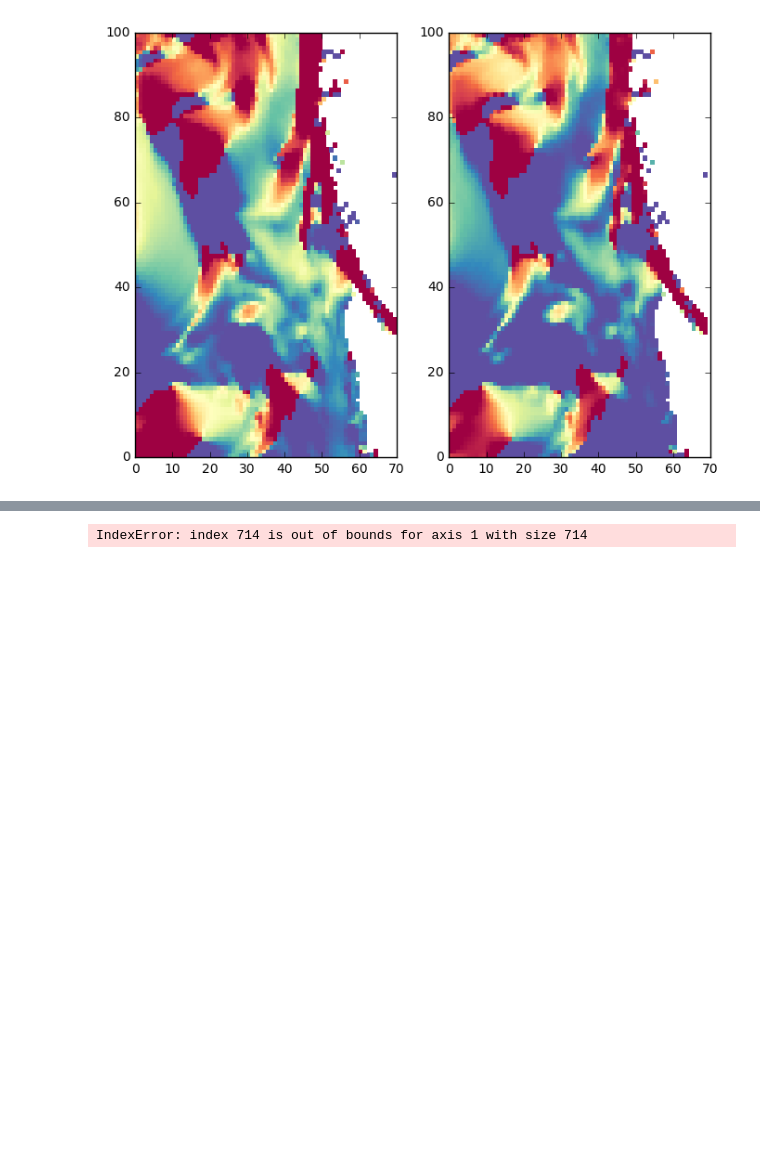
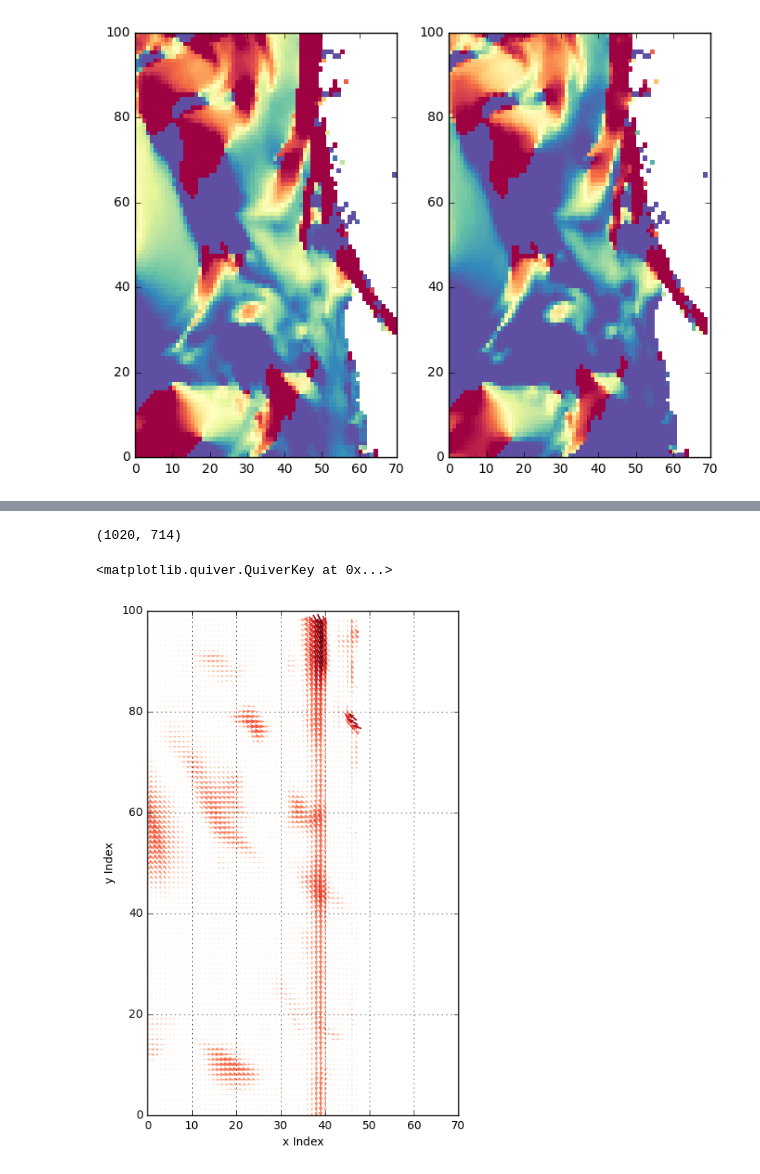
Before and after one commit to UBC-MOAD/wcvi, a Jupyter notebook: grid/Grid_transformation.ipynb, the cells around one changed output, grey strips where cells are left out. Saved outputs shown, nothing was run; the diff lists cells and outputs as text; code cells hidden in the pictures; blank space fills up the shorter version.

```diff
--- a/grid/Grid_transformation.ipynb
+++ b/grid/Grid_transformation.ipynb
@@ -418,7 +403,37 @@ np.where((bearing == np.min(bearing)))
-# %%
-bearing[0,714]
-# %% [output]
-IndexError: index 714 is out of bounds for axis 1 with size 714
+# %%
+u_unrotated_rotated_to_wcvi = mag_vel_at_wcvi[:,1:]*(np.cos(np.radians(angle_unrotated_wcvi)))
+
+v_unrotated_rotated_to_wcvi = mag_vel_at_wcvi[:,1:]*(np.sin(np.radians(angle_unrotated_wcvi)))
+# %%
+v_rotated_WCVI.shape
+# %% [output]
+(1020, 714)
+# %%
+def stagger(ugrid, vgrid):
+    u = np.add(ugrid[:,:-1], ugrid[:, 1:]) / 2
+    v = np.add(vgrid[-1, :], vgrid[1:, :]) / 2
+    return u[1:, :], v[:, 1:]
+# %%
+u_rotated_WCVI, v_rotated_WCVI = stagger(u_unrotated_rotated_to_wcvi, v_unrotated_rotated_to_wcvi)
+# %%
+speeds_wcvi = np.sqrt(np.square(u_rotated_WCVI) + np.square(v_rotated_WCVI))
+
+
+u_rotated_WCVI = np.ma.masked_values(u_rotated_WCVI, 0)
+v_rotated_WCVI = np.ma.masked_values(v_rotated_WCVI, 0)
+
+# Plot the velocity vectors
+fig, ax = plt.subplots(1, 1, figsize=(10, 8))
+viz_tools.set_aspect(ax)
+quiver = ax.quiver(u_rotated_WCVI, v_rotated_WCVI, speeds_wcvi, pivot='mid', cmap='Reds', width=0.005)
+ax.grid()
+# Axes label and title
+ax.set_xlabel('x Index')
+ax.set_ylabel('y Index')
+ax.quiverkey(quiver, 252, 302, 4, '0.25 m/s', coordinates='data', color='blue', labelcolor='blue')
+# %% [output]
+<matplotlib.quiver.QuiverKey at 0x...>
+[figure, added]
 # %%
 fig, ax = plt.subplots(1, 1, figsize=(10, 8))
 viz_tools.set_aspect(ax)
```
Also changed, not shown: parts of 3 cells of this notebook.
